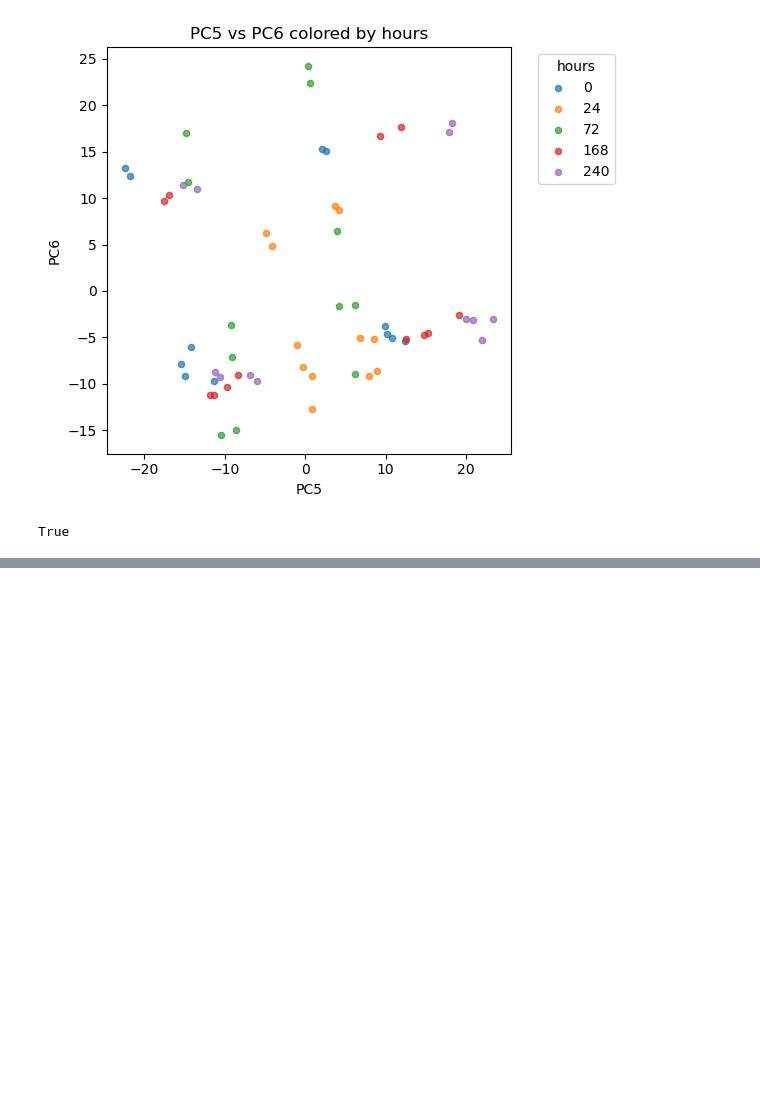
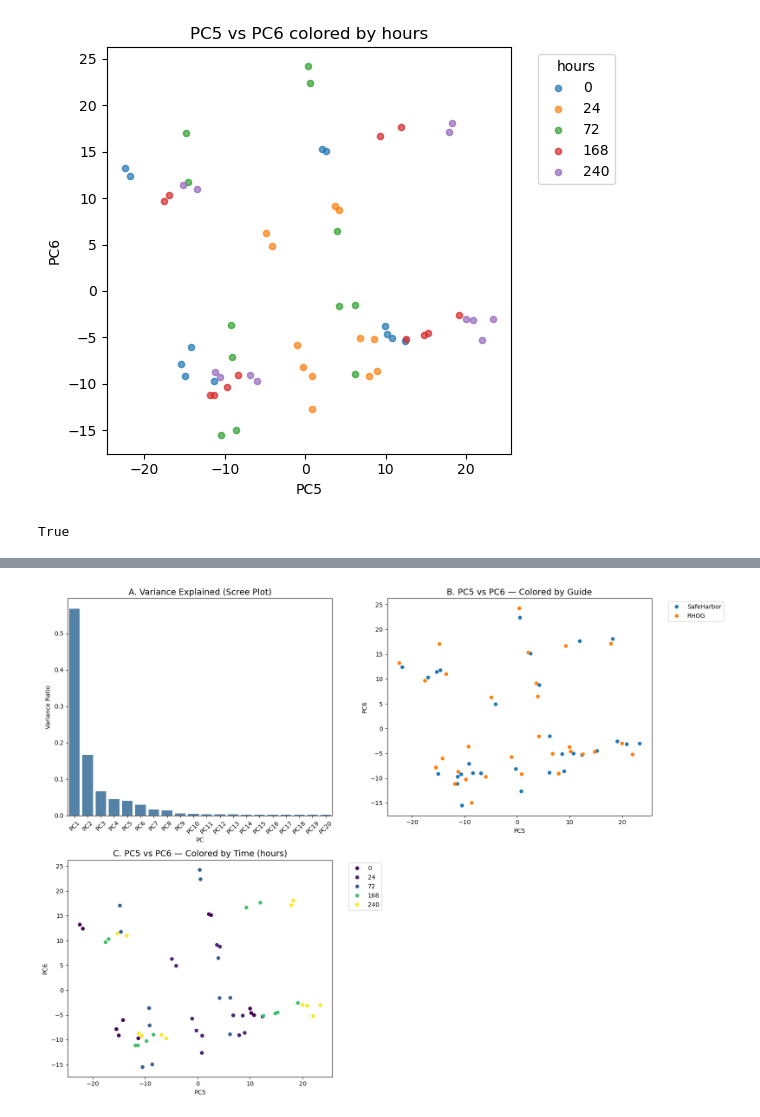
Before and after one commit to AnaBioAI/crispr_carT_AI_analysis, a Jupyter notebook: notebooks/A01_crispr_cart_pca_summary.ipynb/A01_crispr_cart_pca_summary.ipynb, the cells around one changed output, grey strips where cells are left out. Saved outputs shown, nothing was run; the diff lists cells and outputs as text; code cells hidden in the pictures; blank space fills up the shorter version.

```diff
--- a/notebooks/A01_crispr_cart_pca_summary.ipynb/A01_crispr_cart_pca_summary.ipynb
+++ b/notebooks/A01_crispr_cart_pca_summary.ipynb/A01_crispr_cart_pca_summary.ipynb
@@ -209,3 +595,84 @@ scores_df.head()
 | CART0077_RNAseq_NgsRun1_003 | -30.944237 | -29.247542 | -16.600241 | -0.461992 | -11.289210 | -9.726801 | 11.787962 | -3.684116 | -3.660495 | -2.790931 | 0.512577 | ... |
 | CART0077_RNAseq_NgsRun1_004 | -39.028631 | -31.262182 | -11.640999 | -3.257525 | -14.183817 | -6.049385 | 12.044974 | 2.646580 | -7.590086 | 2.380308 | -1.192829 | ... |
 | CART0077_RNAseq_NgsRun1_005 | -39.389334 | -32.215399 | -9.875385 | -7.902223 | -21.834669 | 12.375365 | -1.941011 | -1.475373 | -10.674327 | 2.484162 | -2.504313 | ... |
+# %%
+#Summary PCA Figure — Complete Code Block
+import matplotlib.pyplot as plt
+import seaborn as sns
+import pandas as pd
+
+# Load PCA results (in case running fresh)
+scores_df = pd.read_parquet(PCA_RESULTS_DIR / "pca_scores.parquet")
+loadings_df = pd.read_parquet(PCA_RESULTS_DIR / "pca_loadings.parquet")
+explained_df = pd.read_csv(PCA_RESULTS_DIR / "pca_explained_variance.csv")
+
+# Ensure metadata is aligned
+meta = meta.loc[scores_df.index]
+
+# ----------------------------------------------------------------
+# Build summary figure (3 panels)
+# ----------------------------------------------------------------
+
+fig = plt.figure(figsize=(16, 12))
+
+########################
+# Panel A – Scree plot
+########################
+ax1 = plt.subplot(2, 2, 1)
+sns.barplot(
+    x="PC",
+    y="explained_variance_ratio",
+    data=explained_df,
+    color="steelblue",
+    ax=ax1,
+)
+ax1.set_title("A. Variance Explained (Scree Plot)", fontsize=14)
+ax1.set_ylabel("Variance Ratio")
+ax1.set_xticklabels(explained_df["PC"], rotation=45)
+
+########################
+# Panel B – PC5 × PC6 colored by guide
+########################
+ax2 = plt.subplot(2, 2, 2)
+sns.scatterplot(
+    x="PC5",
+    y="PC6",
+    hue=meta["guide"],
+    palette="tab10",
+    data=scores_df,
+    s=40,
+    edgecolor="none",
+    ax=ax2,
+)
+ax2.set_title("B. PC5 vs PC6 — Colored by Guide", fontsize=14)
+ax2.set_xlabel("PC5")
+ax2.set_ylabel("PC6")
+ax2.legend(bbox_to_anchor=(1.05, 1), loc="upper left")
+
+########################
+# Panel C – PC5 × PC6 colored by time (hours)
+########################
+ax3 = plt.subplot(2, 2, 3)
+sns.scatterplot(
+    x="PC5",
+    y="PC6",
+    hue=meta["hours"],
+    palette="viridis",
+    data=scores_df,
+    s=40,
+    edgecolor="none",
+    ax=ax3,
+)
+ax3.set_title("C. PC5 vs PC6 — Colored by Time (hours)", fontsize=14)
+ax3.set_xlabel("PC5")
+ax3.set_ylabel("PC6")
+ax3.legend(bbox_to_anchor=(1.05, 1), loc="upper left")
+
+plt.tight_layout()
+
+# Save figure
+summary_path = PCA_RESULTS_DIR / "summary_PCA_figure.png"
+plt.savefig(summary_path, dpi=300, bbox_inches="tight")
+
+summary_path
+# %% [output]
@@ -211,0 +680 @@ scores_df.head()
+[figure, added]
```
Also changed, not shown: parts of 29 cells of this notebook, 25 other files.
